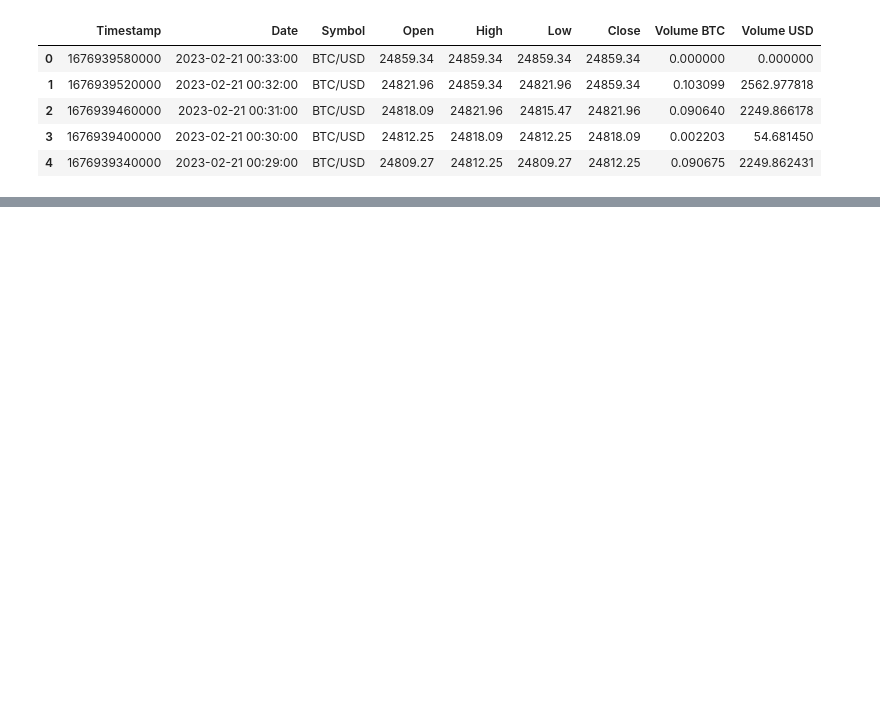
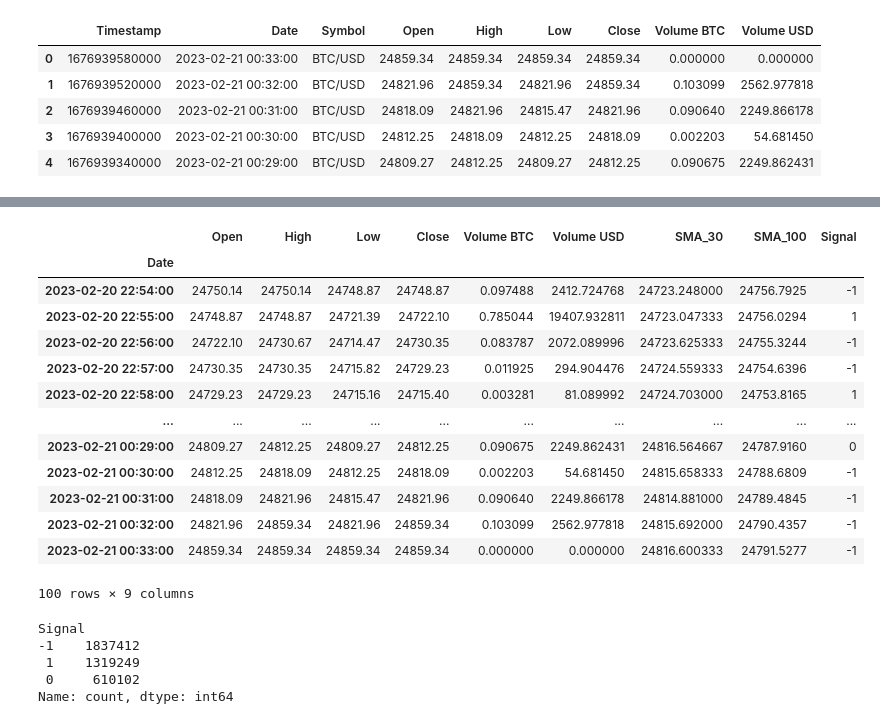
Before and after one commit to NikitaBryndak/bitcoin-backtest, a Jupyter notebook: exploration.ipynb, the cells around one changed output, grey strips where cells are left out. Cells and saved outputs as stored; diff of their text form; code cells hidden in the pictures; blank space fills up the shorter version.

```diff
--- a/exploration.ipynb
+++ b/exploration.ipynb
@@ -13,0 +37,3 @@ df.head()
+# %%
+df['Date'] = pd.to_datetime(df['Date'])
+df.info()
@@ -13,0 +102,28 @@ df.head()
+# %%
+df['Signal'] = 0
+df.loc[df['Close'] < df['SMA_100'], 'Signal'] = 1
+df.loc[df['Close'] > df['SMA_30'], 'Signal'] = -1
+df.tail(100)
+# %% [output]
+|  | Open | High | Low | Close | Volume BTC | Volume USD | SMA_30 | SMA_100 | Signal |
+| Date |  |  |  |  |  |  |  |  |  |
+| 2023-02-20 22:54:00 | 24750.14 | 24750.14 | 24748.87 | 24748.87 | 0.097488 | 2412.724768 | 24723.248000 | 24756.7925 | -1 |
+| 2023-02-20 22:55:00 | 24748.87 | 24748.87 | 24721.39 | 24722.10 | 0.785044 | 19407.932811 | 24723.047333 | 24756.0294 | 1 |
+| 2023-02-20 22:56:00 | 24722.10 | 24730.67 | 24714.47 | 24730.35 | 0.083787 | 2072.089996 | 24723.625333 | 24755.3244 | -1 |
+| 2023-02-20 22:57:00 | 24730.35 | 24730.35 | 24715.82 | 24729.23 | 0.011925 | 294.904476 | 24724.559333 | 24754.6396 | -1 |
+| 2023-02-20 22:58:00 | 24729.23 | 24729.23 | 24715.16 | 24715.40 | 0.003281 | 81.089992 | 24724.703000 | 24753.8165 | 1 |
+| ... | ... | ... | ... | ... | ... | ... | ... | ... | ... |
+| 2023-02-21 00:29:00 | 24809.27 | 24812.25 | 24809.27 | 24812.25 | 0.090675 | 2249.862431 | 24816.564667 | 24787.9160 | 0 |
+| 2023-02-21 00:30:00 | 24812.25 | 24818.09 | 24812.25 | 24818.09 | 0.002203 | 54.681450 | 24815.658333 | 24788.6809 | -1 |
+| 2023-02-21 00:31:00 | 24818.09 | 24821.96 | 24815.47 | 24821.96 | 0.090640 | 2249.866178 | 24814.881000 | 24789.4845 | -1 |
+| 2023-02-21 00:32:00 | 24821.96 | 24859.34 | 24821.96 | 24859.34 | 0.103099 | 2562.977818 | 24815.692000 | 24790.4357 | -1 |
+| 2023-02-21 00:33:00 | 24859.34 | 24859.34 | 24859.34 | 24859.34 | 0.000000 | 0.000000 | 24816.600333 | 24791.5277 | -1 |
+100 rows × 9 columns
+# %%
+df['Signal'].value_counts()
+# %% [output]
+Signal
+-1    1837412
+ 1    1319249
+ 0     610102
+Name: count, dtype: int64
```
Also changed, not shown: parts of 15 cells of this notebook.
